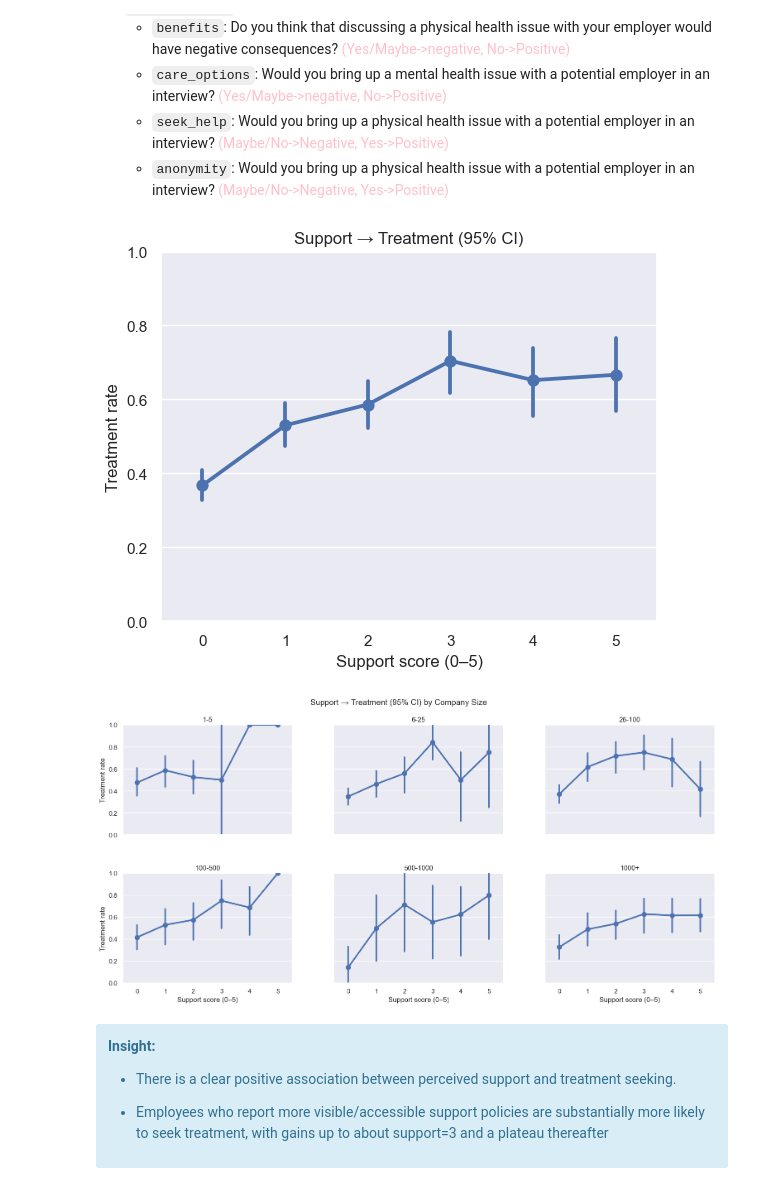
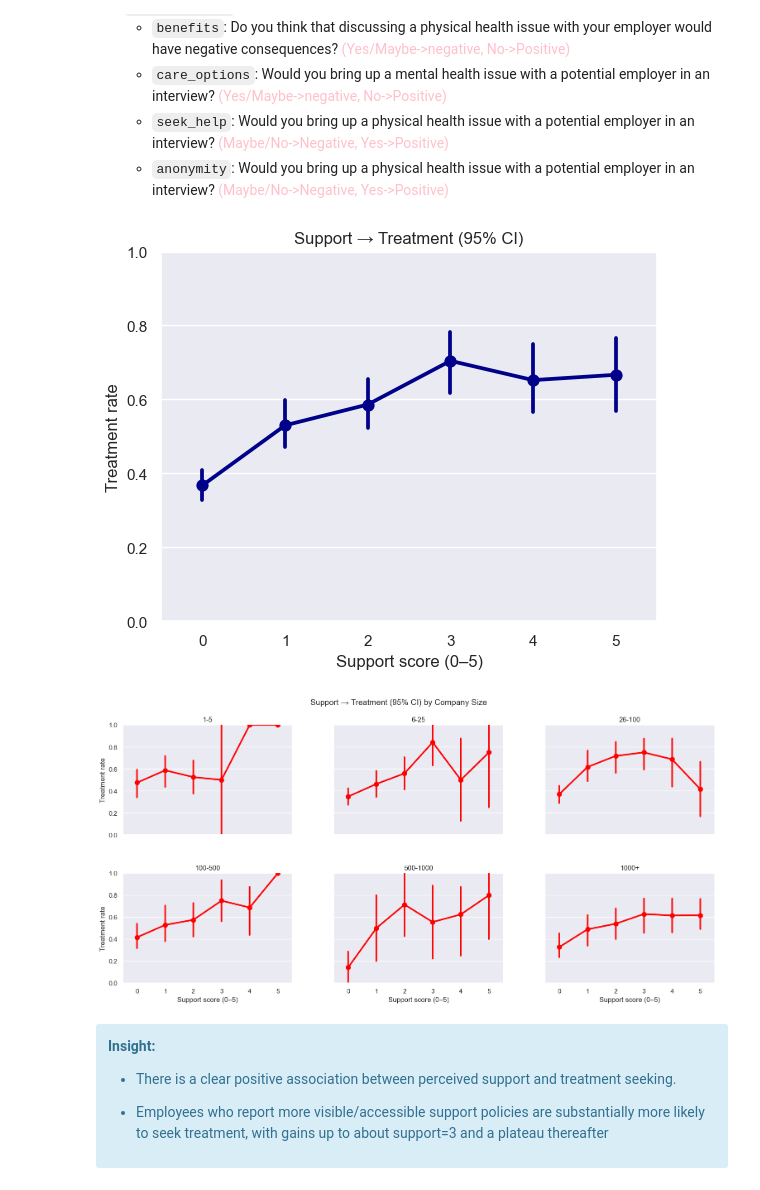
Before and after one commit to OzkanGelincik/tech-mental-health-eda, a Jupyter notebook: mental_health_in_tech_EDA.ipynb, the cells around one changed output. Cells and saved outputs as stored; diff of their text form; code cells hidden in the pictures.

```diff
--- a/mental_health_in_tech_EDA.ipynb
+++ b/mental_health_in_tech_EDA.ipynb
@@ -811,0 +840,8 @@ Name: count, dtype: int64
+# %%
+age = pd.to_numeric(df["Age"], errors="coerce")
+
+outlier = age.lt(18)| age.gt(80)
+
+df["age_outlier"] = outlier
+
+sns.histplot(df[~df["age_outlier"]]["Age"])
@@ -811,0 +857,10 @@ Name: count, dtype: int64
+# %%
+df["age_cat_2"] = df["age_cat"].where(df["age_cat"].isin(["<25", "25–34", "35–44", "45+"]), pd.NA)
+
+df["age_cat_2"] = df["age_cat_2"].astype(CategoricalDtype(categories=["<25", "25–34", "35–44", "45+"], ordered=True))
+
+g = sns.catplot(data=df, x="age_cat_2", kind="count", hue=df["gender_5"].astype(CategoricalDtype(categories=["Woman", "Man", "Trans woman", "Non-binary_GNC"], ordered=False)), palette=["red", "blue", "pink", "purple"])
+g.figure.suptitle("Age/Gender breakdown", y = 1.04)
+g.set_xlabels("Age band")
+g.set_ylabels("Count")
+g._legend.set_title("Gender")
@@ -846,0 +1005,10 @@ sns.catplot(x="treatment", data=df, kind="count")
+# %%
+# Add 0/1 for treatment: `treat_bin` to `df`
+df["treat_bin"] = df["treatment"].str.strip().str.casefold().map({"yes":1,"no":0}).astype("Int64")
+
+
+g = sns.barplot(data=df, y="treat_bin", x=df["us_category"].cat.remove_unused_categories(), palette="dark")
+g.figure.suptitle("US or Non-US")
+g.set_ylabel("Treatment rate")
+g.set_xlabel("")
+g.set(ylim=(0,1))
@@ -846,0 +1080,2 @@ sns.catplot(x="treatment", data=df, kind="count")
+# %%
+df["work_interfere_cat"] = df["work_interfere"].astype(CategoricalDtype(categories=["Never", "Rarely", "Sometimes", "Often"]))
@@ -865,37 +1129,39 @@ df["treat_bin"] = df["treatment"].str.strip().str.casefold().map({"yes":1,"no":0
 
 # 1) Overall: Support → Treatment (95% CI)
 ax = sns.pointplot(
     data=df, x="support_score", y="treat_bin",
-    estimator=np.mean, errorbar=("ci", 95), dodge=False
+    estimator=np.mean, errorbar=("ci", 95), dodge=False,
+    color="darkblue"
 )
 ax.set(xlabel="Support score (0–5)", ylabel="Treatment rate", ylim=(0, 1),
        title="Support → Treatment (95% CI)")
 plt.show()
 
 # 2) Small multiples by company size
 g = sns.catplot(
     data=df, x="support_score", y="treat_bin",
     col="company_size_cat", col_wrap=3, kind="point",
     estimator=np.mean, errorbar=("ci", 95), dodge=False,
-    height=3.5, aspect=1.5
+    height=3.5, aspect=1.5,
+    color="red"
 )
 
 g.set_axis_labels("Support score (0–5)", "Treatment rate")
 g.set(ylim=(0, 1))
 g.set_titles(col_template="{col_name}")
 
 fig = g.figure
 
 fig.suptitle("Support → Treatment (95% CI) by Company Size", fontsize=14)
 
 fig.tight_layout()
 fig.subplots_adjust(bottom=0, top=.89, left=0.08, right=0.98)  # margins
 fig.subplots_adjust(wspace=0.25, hspace=0.35) # spacing between facets
 
 plt.show()
 # %% [output]
-[figure, old version]
+[figure, new version]
-[figure, old version]
+[figure, new version]
 # %% [markdown]
 <div class="alert alert-info">
 <b>Insight:</b>
```
Also changed, not shown: parts of 78 cells of this notebook.
